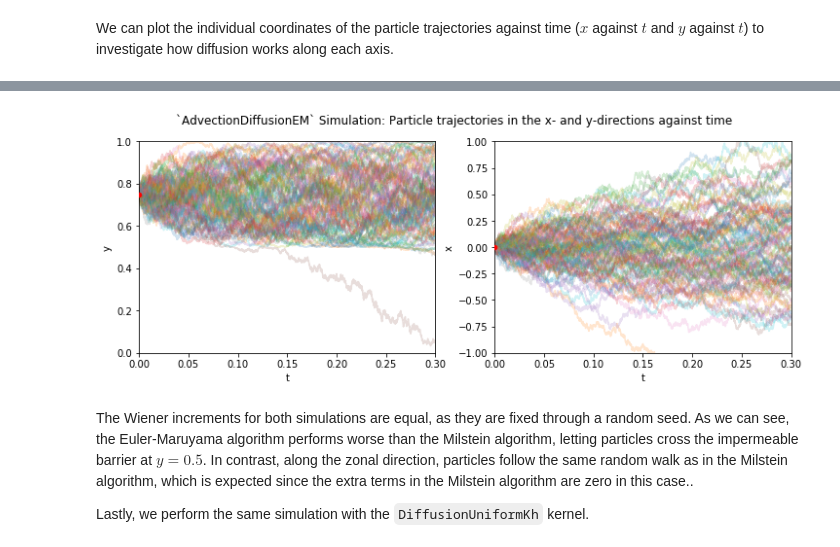
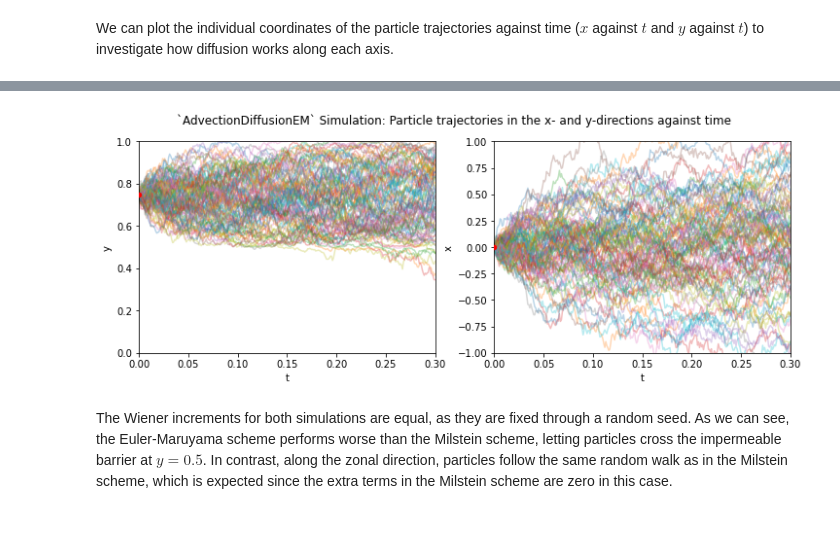
Before and after one commit to OceanParcels/Parcels, a Jupyter notebook: parcels/examples/tutorial_diffusion.ipynb, the cells around one changed output, grey strips where cells are left out. Cells and saved outputs as stored; diff of their text form; code cells hidden in the pictures.

Commit message:
Updated the diffusion tutorial

```diff
--- a/parcels/examples/tutorial_diffusion.ipynb
+++ b/parcels/examples/tutorial_diffusion.ipynb
@@ -89,7 +87,7 @@ from parcels import ParcelsRandom
 from parcels import (FieldSet, ParticleSet, JITParticle,
                      DiffusionUniformKh, AdvectionDiffusionM1, AdvectionDiffusionEM)
 # %%
-K_bar = 0.25  # Average diffusivity
+K_bar = 0.5   # Average diffusivity
 alpha = 1.    # Profile steepness
 L = 1.        # Basin scale
 Ny = 103      # Number of grid cells in y_direction (101 +2, one level above and one below, where fields are set to zero)
@@ -166,7 +164,7 @@ fig, ax = plt.subplots(1, 2)
 fig.set_figwidth(12)
 
 for data, ai, dim, ystart, ylim in zip([M1_out.lat, M1_out.lon], ax, ('y', 'x'), (0.75, 0), [(0, 1), (-1, 1)]):
-    ai.plot(np.arange(0, 0.3002, 0.0001), data.T, alpha=0.2)
+    ai.plot(np.arange(0, 0.3002, 0.001), data.T, alpha=0.3)
     ai.scatter(0, ystart, s=20, c='r', zorder=3)
     ai.set_xlabel("t")
     ai.set_ylabel(dim)
@@ -201,20 +199,18 @@ EM_out = xr.open_dataset("EM_out.nc")
 # %%
 fig, ax = plt.subplots(1, 2)
 fig.set_figwidth(12)
 
 for data, ai, dim, ystart, ylim in zip([EM_out.lat, EM_out.lon], ax, ('y', 'x'), (0.75, 0), [(0, 1), (-1, 1)]):
-    ai.plot(np.arange(0, 0.3002, 0.0001), data.T, alpha=0.2)
+    ai.plot(np.arange(0, 0.3002, 0.001), data.T, alpha=0.3)
     ai.scatter(0, ystart, s=20, c='r', zorder=3)
     ai.set_xlabel("t")
     ai.set_ylabel(dim)
     ai.set_xlim(0, 0.3)
     ai.set_ylim(ylim)
 
 fig.suptitle("`AdvectionDiffusionEM` Simulation: Particle trajectories in the x- and y-directions against time")
 plt.show()
 # %% [output]
-[figure, old version]
+[figure, new version]
 # %% [markdown]
-The Wiener increments for both simulations are equal, as they are fixed through a random seed. As we can see, the Euler-Maruyama algorithm performs worse than the Milstein algorithm, letting particles cross the impermeable barrier at $y=0.5$. In contrast, along the zonal direction, particles follow the same random walk as in the Milstein algorithm, which is expected since the extra terms in the Milstein algorithm are zero in this case..
-
-Lastly, we perform the same simulation with the `DiffusionUniformKh` kernel.
+The Wiener increments for both simulations are equal, as they are fixed through a random seed. As we can see, the Euler-Maruyama scheme performs worse than the Milstein scheme, letting particles cross the impermeable barrier at $y=0.5$. In contrast, along the zonal direction, particles follow the same random walk as in the Milstein scheme, which is expected since the extra terms in the Milstein scheme are zero in this case.
```
Also changed, not shown: parts of 12 cells of this notebook, 2 other files.
